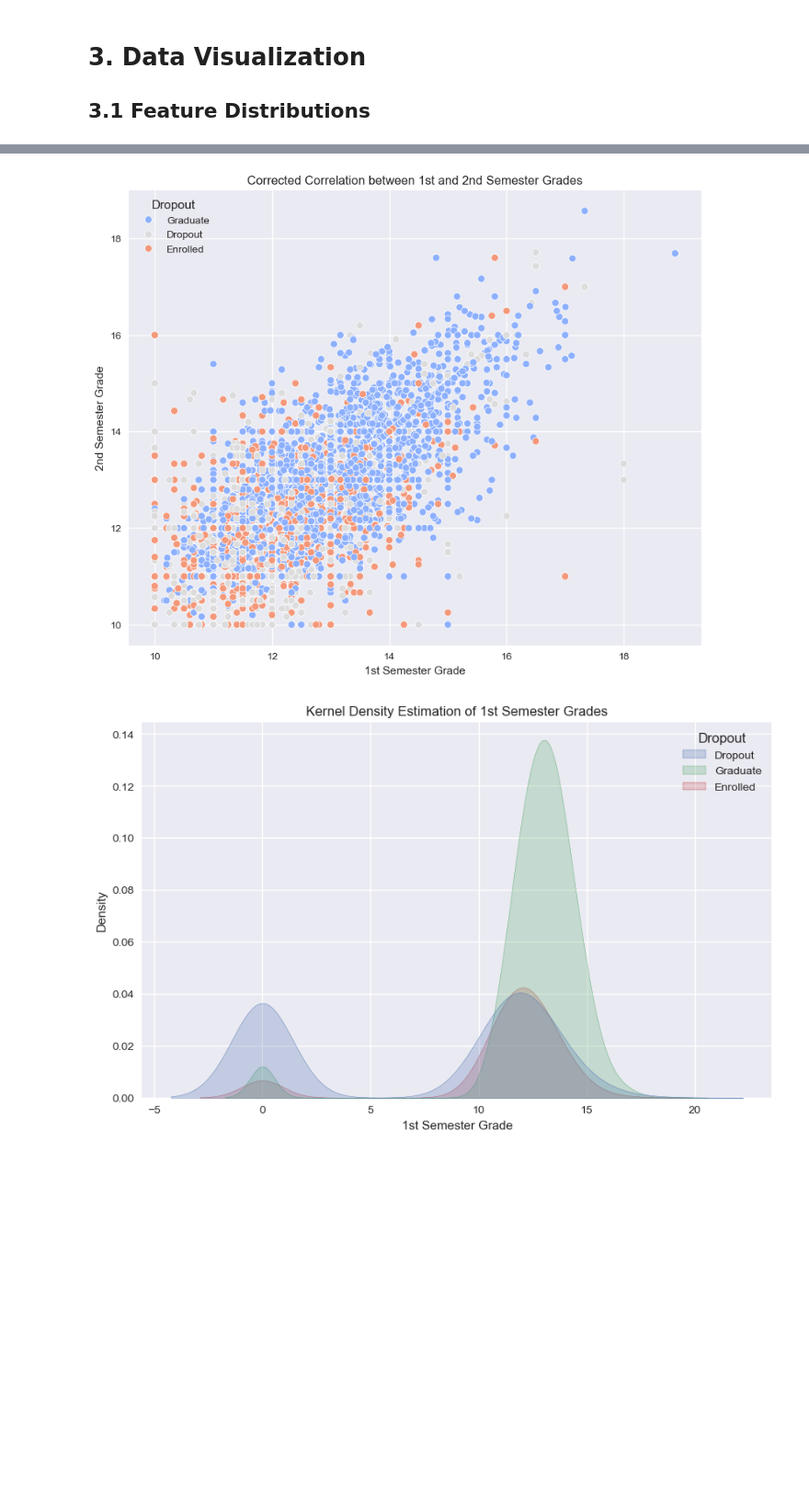
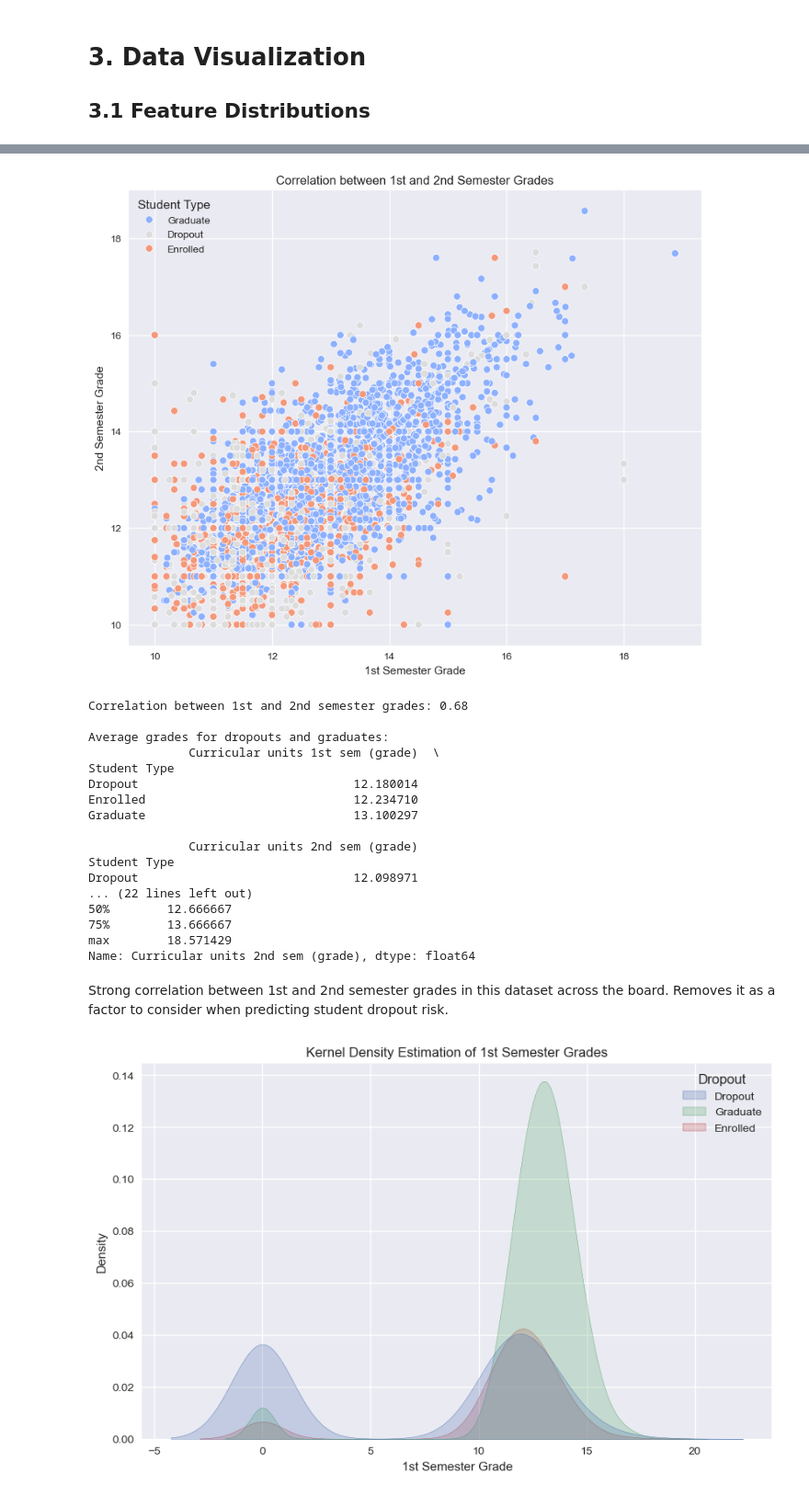
Before and after one commit to jadennathaniel/ml-lab1, a Jupyter notebook: lab1.ipynb, the cells around one changed output, grey strips where cells are left out. Shown at 92% size. Drawn from its saved outputs; the diff is of its cells as text; code cells hidden in the pictures; blank space fills up the shorter version.

```diff
--- a/lab1.ipynb
+++ b/lab1.ipynb
@@ -231,25 +295,66 @@ plt.show()
 # %%
 # 4. Correlation between 1st and 2nd semester grades
 plt.figure(figsize=(10, 8))
 
 # Ensure that grades are properly converted to numeric for both semesters
 df['Curricular units 1st sem (grade)'] = pd.to_numeric(df['Curricular units 1st sem (grade)'], errors='coerce')
 df['Curricular units 2nd sem (grade)'] = pd.to_numeric(df['Curricular units 2nd sem (grade)'], errors='coerce')
 
 # Filter out the rows where both grades are 0 (no meaningful correlation)
 df_filtered = df[(df['Curricular units 1st sem (grade)'] != 0) &
                  (df['Curricular units 2nd sem (grade)'] != 0)]
 
+# Rename 'Dropout' to 'Student Type' for clarity
+df_filtered = df_filtered.rename(columns={'Dropout': 'Student Type'})
+
 # Plot filtered data
 sns.scatterplot(x='Curricular units 1st sem (grade)', y='Curricular units 2nd sem (grade)',
-                hue='Dropout', data=df_filtered, palette='coolwarm')
+                hue='Student Type', data=df_filtered, palette='coolwarm')
 
-plt.title('Corrected Correlation between 1st and 2nd Semester Grades')
+plt.title('Correlation between 1st and 2nd Semester Grades')
 plt.xlabel('1st Semester Grade')
 plt.ylabel('2nd Semester Grade')
 plt.show()
+
+# Calculate correlation
+correlation = df_filtered['Curricular units 1st sem (grade)'].corr(df_filtered['Curricular units 2nd sem (grade)'])
+print(f"Correlation between 1st and 2nd semester grades: {correlation:.2f}")
+
+# Calculate average grades for dropouts and graduates
+avg_grades = df_filtered.groupby('Student Type')[['Curricular units 1st sem (grade)', 'Curricular units 2nd sem (grade)']].mean()
+print("\nAverage grades for dropouts and graduates:")
+print(avg_grades)
+
+# Calculate percentage of students who improved their grades
+improved = (df_filtered['Curricular units 2nd sem (grade)'] > df_filtered['Curricular units 1st sem (grade)']).mean() * 100
+print(f"\nPercentage of students who improved their grades: {improved:.2f}%")
+
+# Print some basic statistics
+print("\nBasic statistics for 1st semester grades:")
+print(df_filtered['Curricular units 1st sem (grade)'].describe())
+print("\nBasic statistics for 2nd semester grades:")
+print(df_filtered['Curricular units 2nd sem (grade)'].describe())
 # %% [output]
-[figure, old version]
+[figure, new version]
+Correlation between 1st and 2nd semester grades: 0.68
+
+Average grades for dropouts and graduates:
+              Curricular units 1st sem (grade)  \
+Student Type
+Dropout                              12.180014
+Enrolled                             12.234710
+Graduate                             13.100297
+
+              Curricular units 2nd sem (grade)
+Student Type
+Dropout                              12.098971
+... (22 lines left out)
+50%        12.666667
+75%        13.666667
+max        18.571429
+Name: Curricular units 2nd sem (grade), dtype: float64
+# %% [markdown]
+Strong correlation between 1st and 2nd semester grades in this dataset across the board. Removes it as a factor to consider when predicting student dropout risk.
 # %%
 # 5. Kernel Density Estimation of 1st Semester Grades
 plt.figure(figsize=(10, 6))
```
Also changed, not shown: parts of 8 cells of this notebook.
